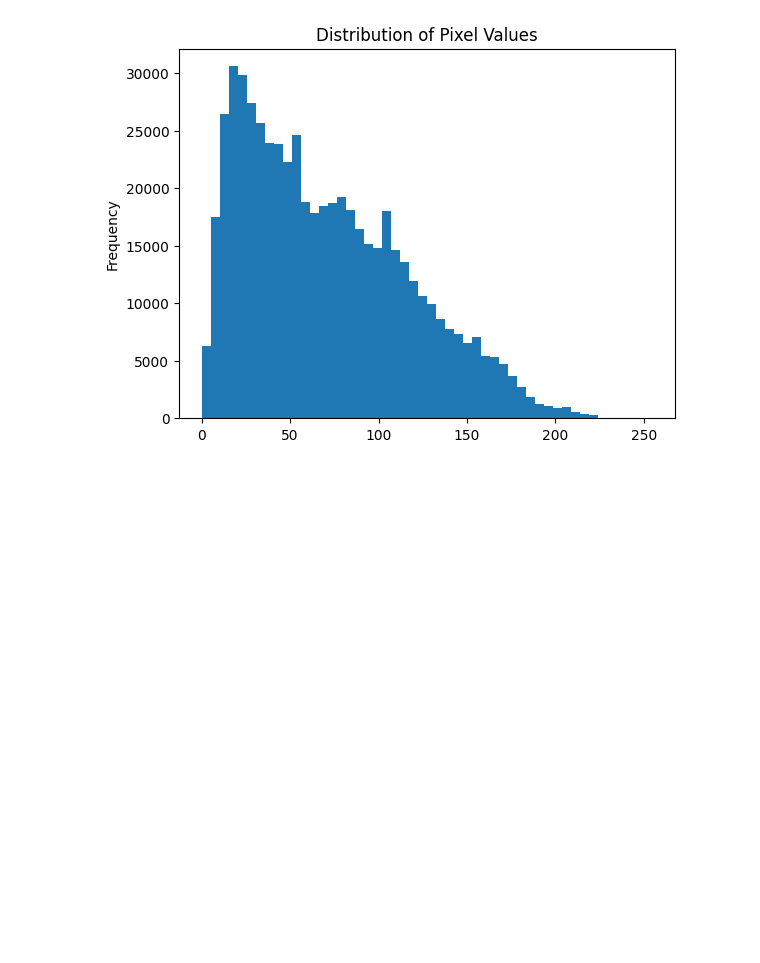
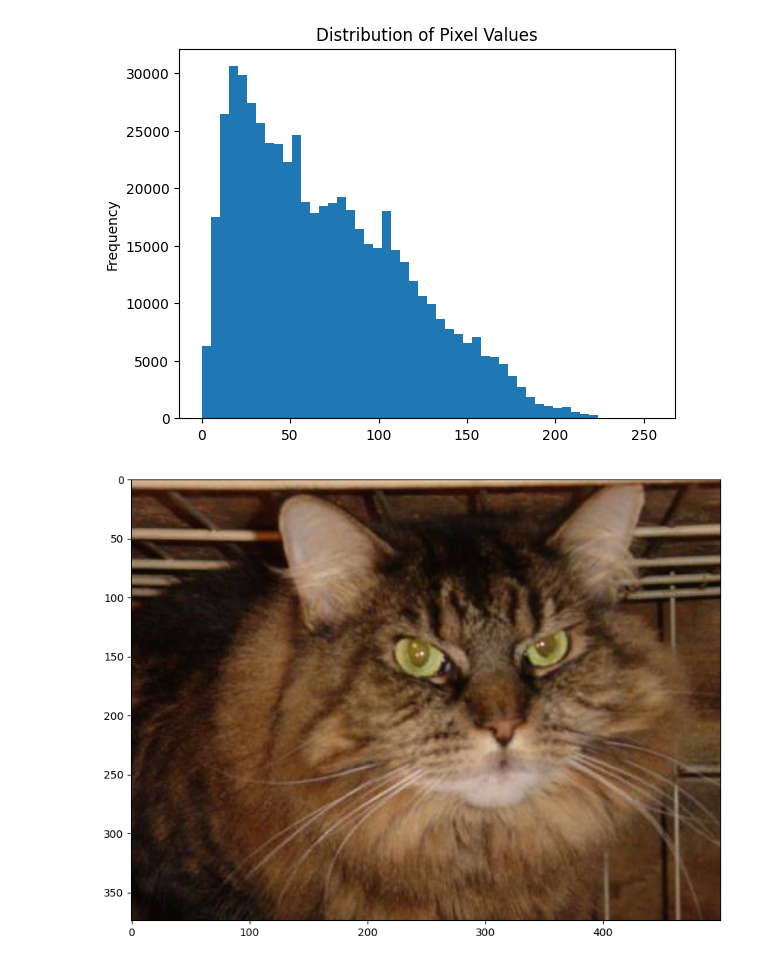
Before and after one commit to M-R21/news, a Jupyter notebook: img_rec.ipynb, the cells around one changed output. Drawn from its saved outputs; the diff is of its cells as text; code cells hidden in the pictures; blank space fills up the shorter version.

Commit message:
added all the image manupelation options

```diff
--- a/img_rec.ipynb
+++ b/img_rec.ipynb
@@ -25,3 +23,9 @@ pd.Series(img_mpl.flatten()).plot(kind='hist',
 plt.show()
 # %% [output]
 [figure]
+# %%
+fig, ax = plt.subplots(figsize=(10, 10))
+ax.imshow(img_mpl)
+plt.show()
+# %% [output]
+[figure, added]
```
Also changed, not shown: parts of 1 cell of this notebook, 2 other files.
